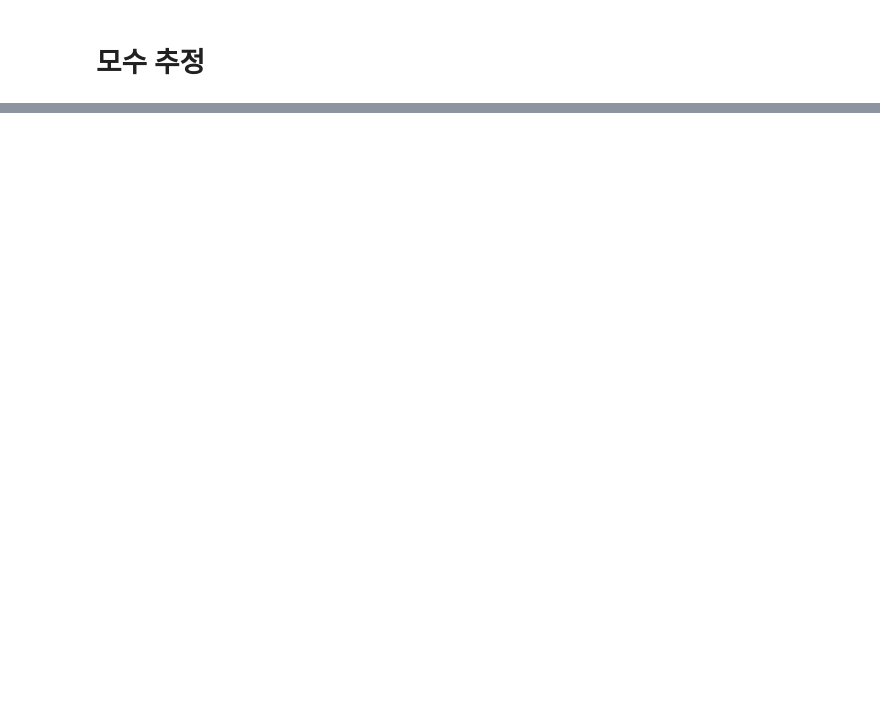
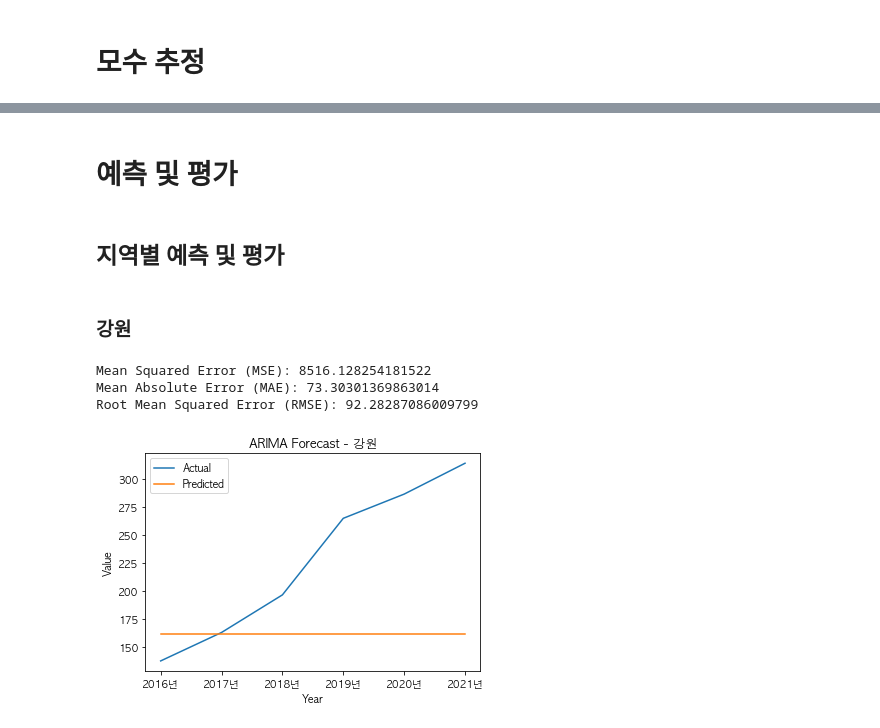
Before and after one commit to airborne3586/Ecothon_2023, a Jupyter notebook: Ecothon_time_series_analysis_donggun.ipynb, the cells around one changed output, grey strips where cells are left out. Saved outputs shown, nothing was run; the diff lists cells and outputs as text; code cells hidden in the pictures; blank space fills up the shorter version.

```diff
--- a/Ecothon_time_series_analysis_donggun.ipynb
+++ b/Ecothon_time_series_analysis_donggun.ipynb
@@ -607,0 +608,45 @@ Warnings:
+# %% [markdown]
+# 예측 및 평가
+# %% [markdown]
+## 지역별 예측 및 평가
+# %% [markdown]
+### 강원
+# %%
+# train, test 데이터
+train_data = df['강원'].loc['1996':'2016']
+test_data = df['강원'].loc['2016':'2022']
+
+# ARIMA 모수 추정
+model = ARIMA(train_data, order=(0, 1, 0))
+model_fit = model.fit()
+
+# Forecast the values for the test period
+forecast = model_fit.forecast(steps=len(test_data))
+#인덱스 수정
+forecast.index = test_data.index
+
+
+
+# Evaluation
+mse = np.mean((forecast - test_data)**2)
+mae = np.mean(np.abs(forecast - test_data))
+rmse = np.sqrt(mse)
+
+# Print evaluation metrics
+print('Mean Squared Error (MSE):', mse)
+print('Mean Absolute Error (MAE):', mae)
+print('Root Mean Squared Error (RMSE):', rmse)
+
+# Plot the actual vs predicted values
+plt.plot(test_data.index, test_data, label='Actual')
+plt.plot(test_data.index, forecast, label='Predicted')
+plt.title('ARIMA Forecast - 강원')
+plt.xlabel('Year')
+plt.ylabel('Value')
+plt.legend()
+plt.show()
+# %% [output]
+Mean Squared Error (MSE): 8516.128254181522
+Mean Absolute Error (MAE): 73.30301369863014
+Root Mean Squared Error (RMSE): 92.28287086009799
+[figure, added]
```
Also changed, not shown: parts of 44 cells of this notebook.
